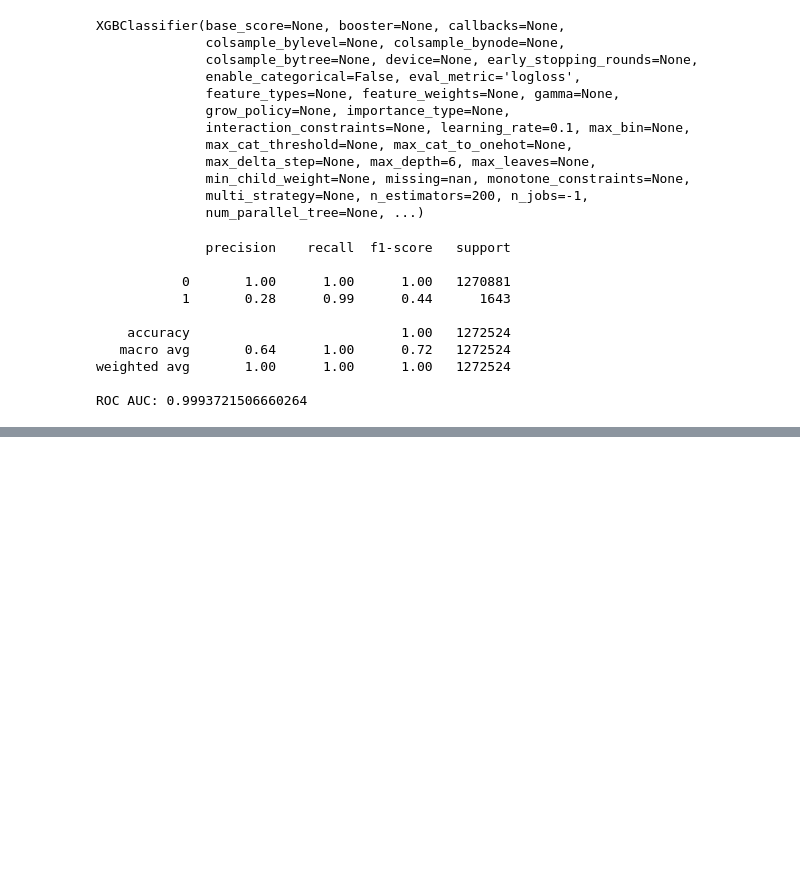
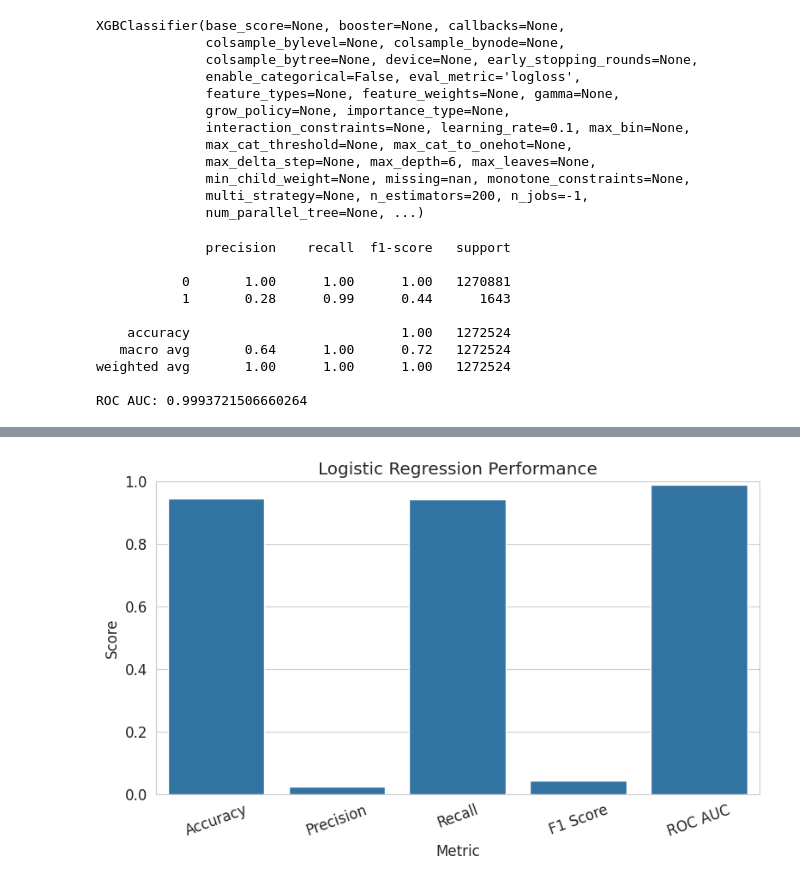
Before and after one commit to harshit-hari/Fraud-Detection, a Jupyter notebook: Fraud_Detection.ipynb, the cells around one changed output, grey strips where cells are left out. Cells and saved outputs as stored; diff of their text form; code cells hidden in the pictures; blank space fills up the shorter version.

```diff
--- a/Fraud_Detection.ipynb
+++ b/Fraud_Detection.ipynb
@@ -1114,0 +1273,96 @@ NameError: name 'precision_score' is not defined
+# %%
+# ==========================================================
+# VISUALIZE EVERY MODEL PERFORMANCE SEPARATELY
+# Logistic Regression, Random Forest, XGBoost, Hybrid AE+XGB
+# ==========================================================
+
+import matplotlib.pyplot as plt
+import seaborn as sns
+import pandas as pd
+
+sns.set_style("whitegrid")
+
+# ----------------------------------------------------------
+# Function to Draw Single Model Graph
+# ----------------------------------------------------------
+def plot_model_metrics(model_name, y_true, y_pred, y_prob):
+
+    from sklearn.metrics import accuracy_score, precision_score
+    from sklearn.metrics import recall_score, f1_score, roc_auc_score
+
+    metrics = {
+        "Accuracy": accuracy_score(y_true, y_pred),
+        "Precision": precision_score(y_true, y_pred, zero_division=0),
+        "Recall": recall_score(y_true, y_pred, zero_division=0),
+        "F1 Score": f1_score(y_true, y_pred, zero_division=0),
+        "ROC AUC": roc_auc_score(y_true, y_prob)
+    }
+
+    metric_df = pd.DataFrame({
+        "Metric": list(metrics.keys()),
+        "Score": list(metrics.values())
+    })
+
+    plt.figure(figsize=(8,5))
+    sns.barplot(data=metric_df, x="Metric", y="Score")
+    plt.title(f"{model_name} Performance")
+    plt.ylim(0,1)
+    plt.xticks(rotation=20)
+    plt.tight_layout()
+    plt.show()
+
+# ==========================================================
+# 1. Logistic Regression
+# ==========================================================
+y_pred_lr = lr_pipeline.predict(X_test)
+y_prob_lr = lr_pipeline.predict_proba(X_test)[:,1]
+
+plot_model_metrics(
+    "Logistic Regression",
+    y_test,
+    y_pred_lr,
+    y_prob_lr
+)
+
+# ==========================================================
+# 2. Random Forest
+# ==========================================================
+y_pred_rf = rf_pipeline.predict(X_test)
+y_prob_rf = rf_pipeline.predict_proba(X_test)[:,1]
+
+plot_model_metrics(
+    "Random Forest",
+    y_test,
+    y_pred_rf,
+    y_prob_rf
+)
+
+# ==========================================================
+# 3. XGBoost
+# ==========================================================
+y_pred_xgb = xgb.predict(X_test_scaled)
+y_prob_xgb = xgb.predict_proba(X_test_scaled)[:,1]
+
+plot_model_metrics(
+    "XGBoost",
+    y_test,
+    y_pred_xgb,
+    y_prob_xgb
+)
+
+# ==========================================================
+# 4. Hybrid AE + XGBoost (Optional)
+# ==========================================================
+if 'hybrid_model' in globals() and 'X_test_hybrid' in globals():
+
+    y_pred_hybrid = hybrid_model.predict(X_test_hybrid)
+    y_prob_hybrid = hybrid_model.predict_proba(X_test_hybrid)[:,1]
+
+    plot_model_metrics(
+        "Hybrid AE + XGBoost",
+        y_test,
+        y_pred_hybrid,
+        y_prob_hybrid
+    )
+# %% [output]
+[figure, added]
```
Also changed, not shown: parts of 6 cells of this notebook.
